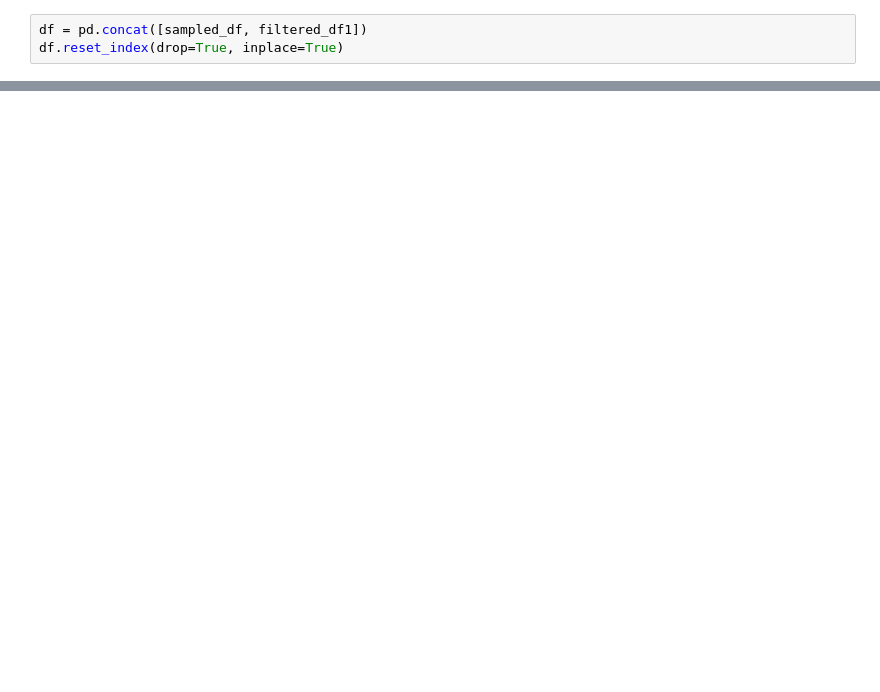
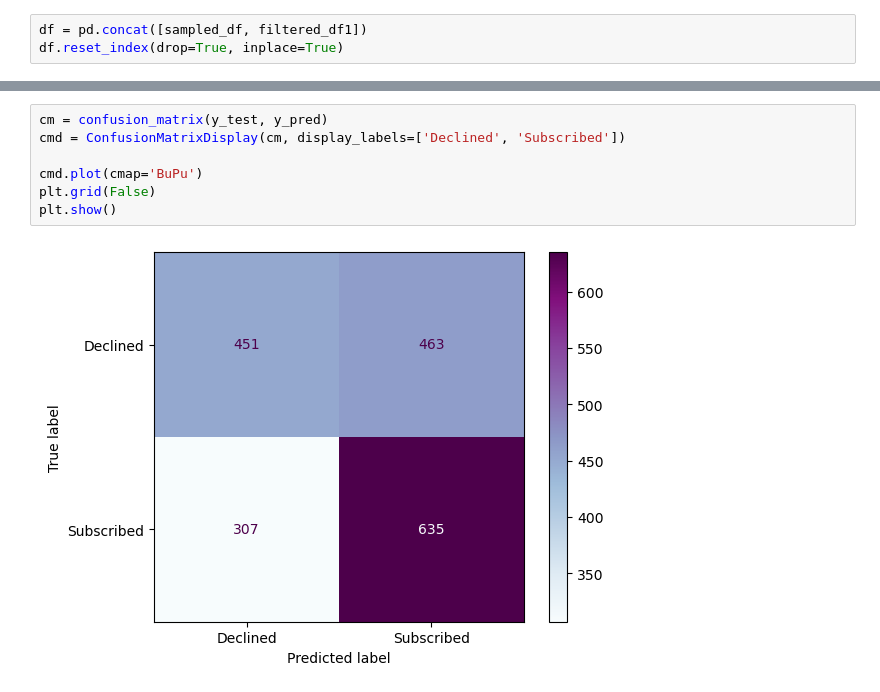
Before and after one commit to teemak/practical_application_III, a Jupyter notebook: practical_application_III.ipynb, the cells around one changed output, grey strips where cells are left out. Saved outputs shown, nothing was run; the diff lists cells and outputs as text; blank space fills up the shorter version.

```diff
--- a/practical_application_III.ipynb
+++ b/practical_application_III.ipynb
@@ -536,0 +111,9 @@ best_estimator = knn_grid.best_estimator_
+# %%
+cm = confusion_matrix(y_test, y_pred)
+cmd = ConfusionMatrixDisplay(cm, display_labels=['Declined', 'Subscribed'])
+
+cmd.plot(cmap='BuPu')
+plt.grid(False)
+plt.show()
+# %% [output]
+[figure, added]
```
Also changed, not shown: parts of 212 cells of this notebook, 1 other file.
